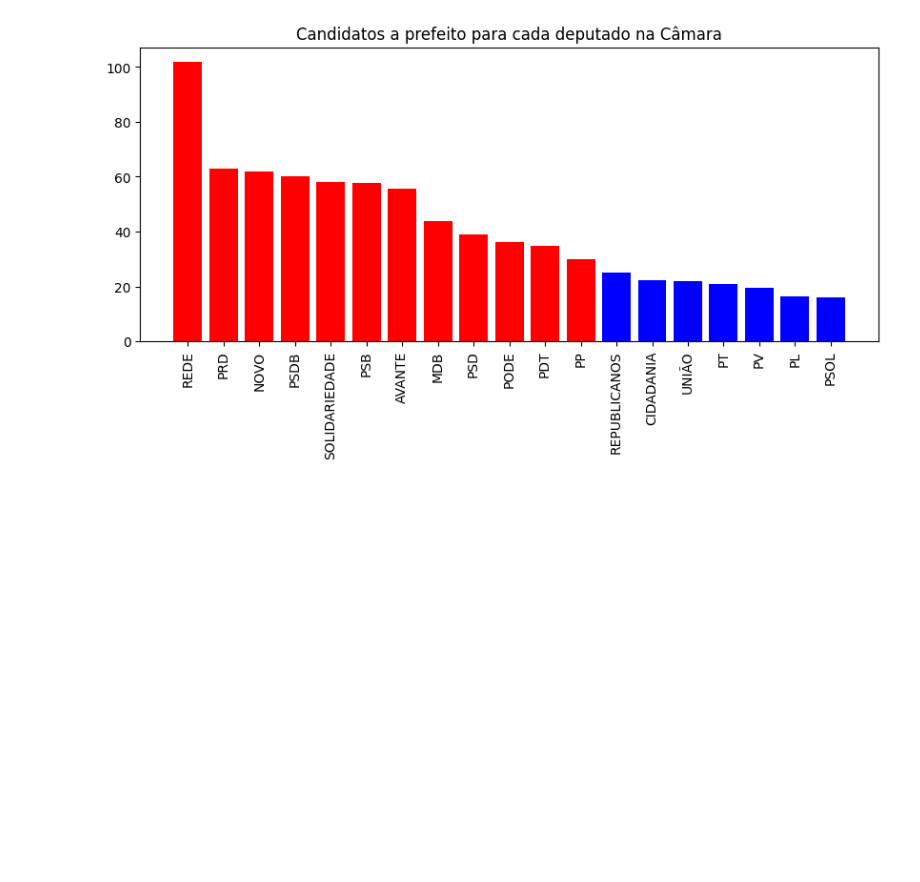
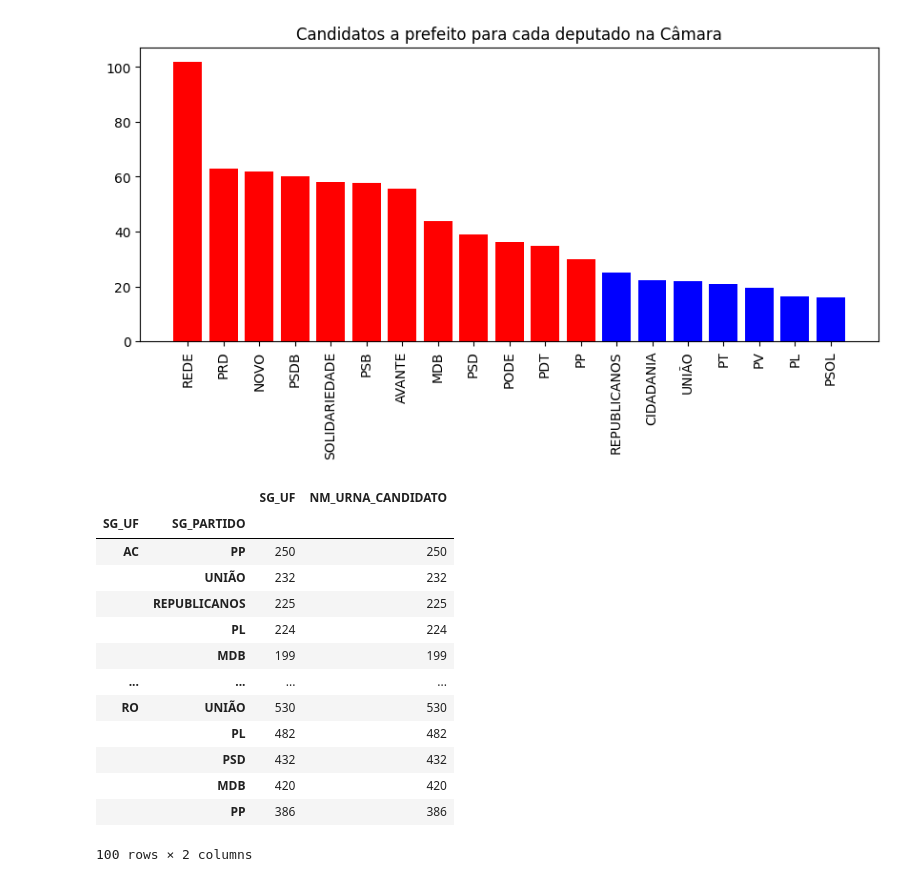
Before and after one commit to nfmmendes/eleicoes-2024-brasil, a Jupyter notebook: Eleições 2024.ipynb, the cells around one changed output. Saved outputs shown, nothing was run; the diff lists cells and outputs as text; code cells hidden in the pictures; blank space fills up the shorter version.

```diff
--- a/Eleições 2024.ipynb
+++ b/Eleições 2024.ipynb
@@ -371,3 +371,20 @@ plt.title("Candidatos a prefeito para cada deputado na Câmara")
 plt.show()
 # %% [output]
 [figure]
+# %%
+df_cand_vereador_por_uf_e_partido = df_candidatos_vereador[["SG_UF", "NM_URNA_CANDIDATO", "SG_PARTIDO"]].groupby(["SG_UF"]).apply(lambda x : x.groupby("SG_PARTIDO").count().sort_values(by="NM_URNA_CANDIDATO", ascending=False).head(5))
+# %% [output]
+|  |  | SG_UF | NM_URNA_CANDIDATO |
+| SG_UF | SG_PARTIDO |  |  |
+| AC | PP | 250 | 250 |
+|  | UNIÃO | 232 | 232 |
+|  | REPUBLICANOS | 225 | 225 |
+|  | PL | 224 | 224 |
+|  | MDB | 199 | 199 |
+| ... | ... | ... | ... |
+| RO | UNIÃO | 530 | 530 |
+|  | PL | 482 | 482 |
+|  | PSD | 432 | 432 |
+|  | MDB | 420 | 420 |
+|  | PP | 386 | 386 |
+100 rows × 2 columns
```
